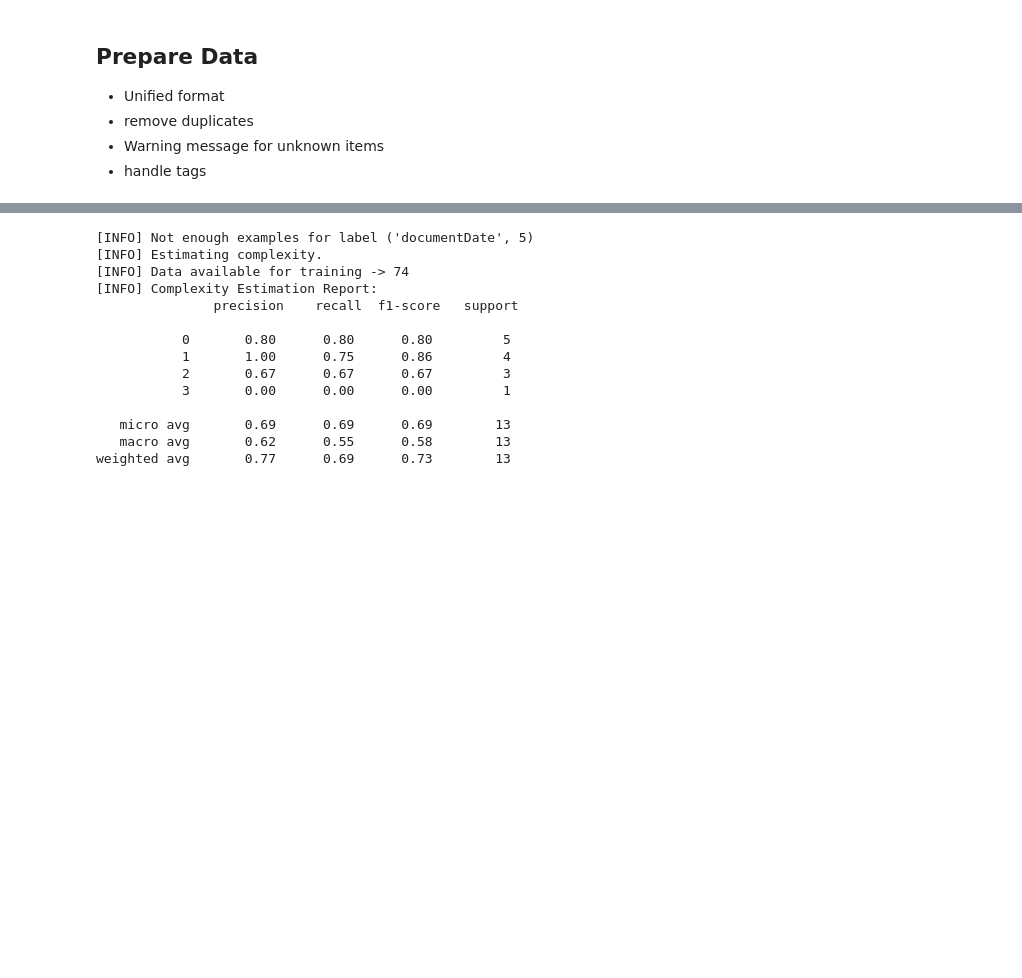
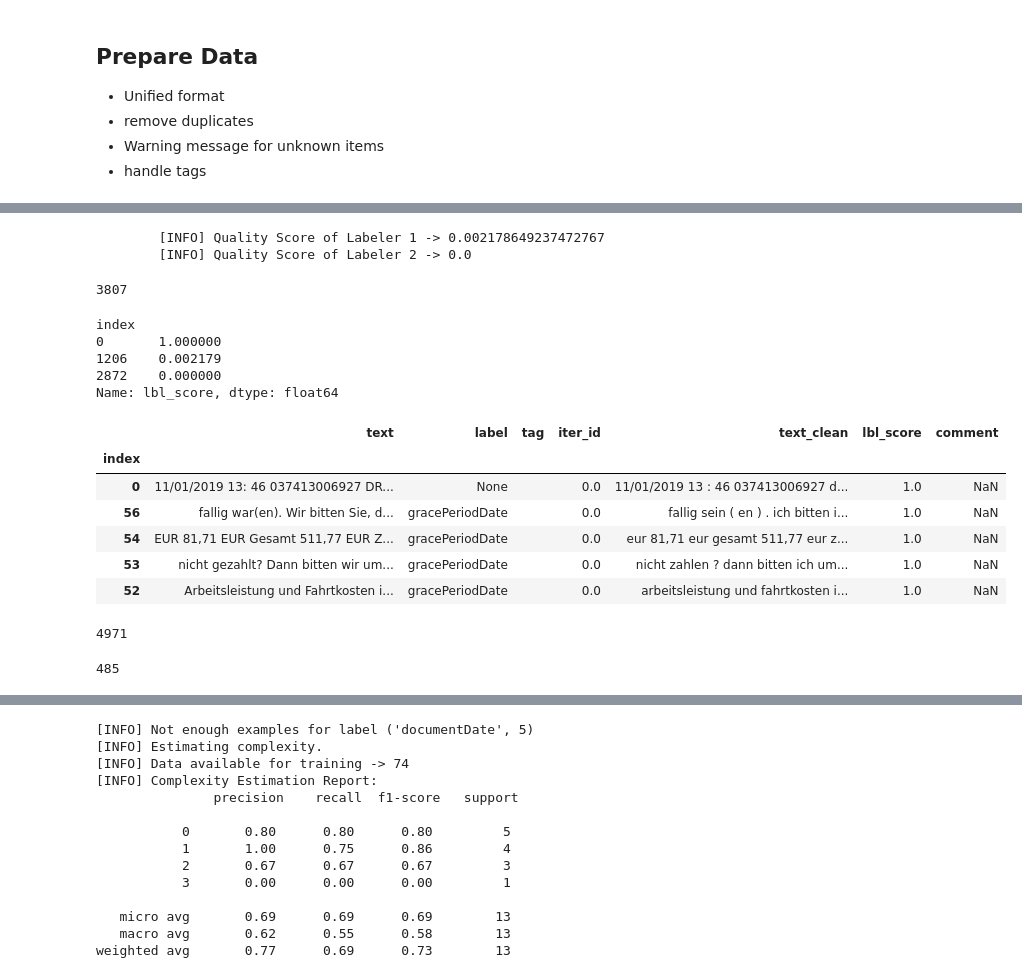
Before and after one commit to maknotavailable/uplabel, a Jupyter notebook: notebook/Test - Pipeline.ipynb, the cells around one changed output, grey strips where cells are left out. Saved outputs shown, nothing was run; the diff lists cells and outputs as text; code cells hidden in the pictures; blank space fills up the shorter version.

Commit message:
join with quality score
Co-authored-by: Timm Walz <t_walz@gmx.net>

```diff
--- a/notebook/Test - Pipeline.ipynb
+++ b/notebook/Test - Pipeline.ipynb
@@ -79,3 +91,40 @@ Wall time: 5.38 s
+# %%
+t1, t2, t3 = jo.load_splits(data_dir + 'tal/', 0)
+# %% [output]
+        [INFO] Quality Score of Labeler 1 -> 0.002178649237472767
+        [INFO] Quality Score of Labeler 2 -> 0.0
+# %%
+tc = jo.join_splits(t1, t2)
+# %%
+len(tc)
+# %% [output]
+3807
+# %%
+tc.lbl_score.drop_duplicates()
+# %% [output]
+index
+0       1.000000
+1206    0.002179
+2872    0.000000
+Name: lbl_score, dtype: float64
+# %%
+tc.head()
+# %% [output]
+|  | text | label | tag | iter_id | text_clean | lbl_score | comment |
+| index |  |  |  |  |  |  |  |
+| 0 | 11/01/2019 13: 46 037413006927 DR... | None |  | 0.0 | 11/01/2019 13 : 46 037413006927 d... | 1.0 | NaN |
+| 56 | fallig war(en). Wir bitten Sie, d... | gracePeriodDate |  | 0.0 | fallig sein ( en ) . ich bitten i... | 1.0 | NaN |
+| 54 | EUR 81,71 EUR Gesamt 511,77 EUR Z... | gracePeriodDate |  | 0.0 | eur 81,71 eur gesamt 511,77 eur z... | 1.0 | NaN |
+| 53 | nicht gezahlt? Dann bitten wir um... | gracePeriodDate |  | 0.0 | nicht zahlen ? dann bitten ich um... | 1.0 | NaN |
+| 52 | Arbeitsleistung und Fahrtkosten i... | gracePeriodDate |  | 0.0 | arbeitsleistung und fahrtkosten i... | 1.0 | NaN |
+# %%
+len(t1)
+# %% [output]
+4971
+# %%
+len(t2[1])
+# %% [output]
+485
 # %%
 %%time
 
```
Also changed, not shown: parts of 8 cells of this notebook, 11 other files.
